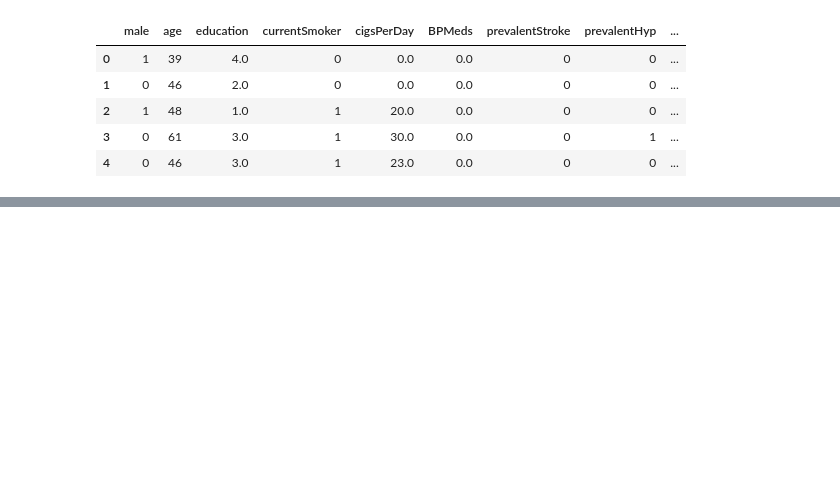
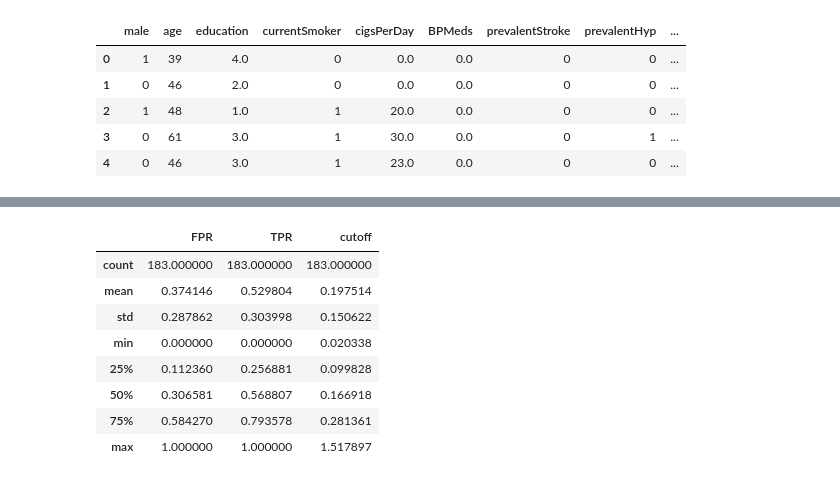
Before and after one commit to oscarm524/data_445_dummy, a Jupyter notebook: Classification/test.ipynb, the cells around one changed output, grey strips where cells are left out. Saved outputs shown, nothing was run; the diff lists cells and outputs as text; code cells hidden in the pictures; blank space fills up the shorter version.

```diff
--- a/Classification/test.ipynb
+++ b/Classification/test.ipynb
@@ -63,0 +76,12 @@ array([0.07856579, 0.07629017, 0.06285889, 0.09288359, 0.13989003,
+# %%
+a.describe()
+# %% [output]
+|  | FPR | TPR | cutoff |
+| count | 183.000000 | 183.000000 | 183.000000 |
+| mean | 0.374146 | 0.529804 | 0.197514 |
+| std | 0.287862 | 0.303998 | 0.150622 |
+| min | 0.000000 | 0.000000 | 0.020338 |
+| 25% | 0.112360 | 0.256881 | 0.099828 |
+| 50% | 0.306581 | 0.568807 | 0.166918 |
+| 75% | 0.584270 | 0.793578 | 0.281361 |
+| max | 1.000000 | 1.000000 | 1.517897 |
```
Also changed, not shown: parts of 11 cells of this notebook.
